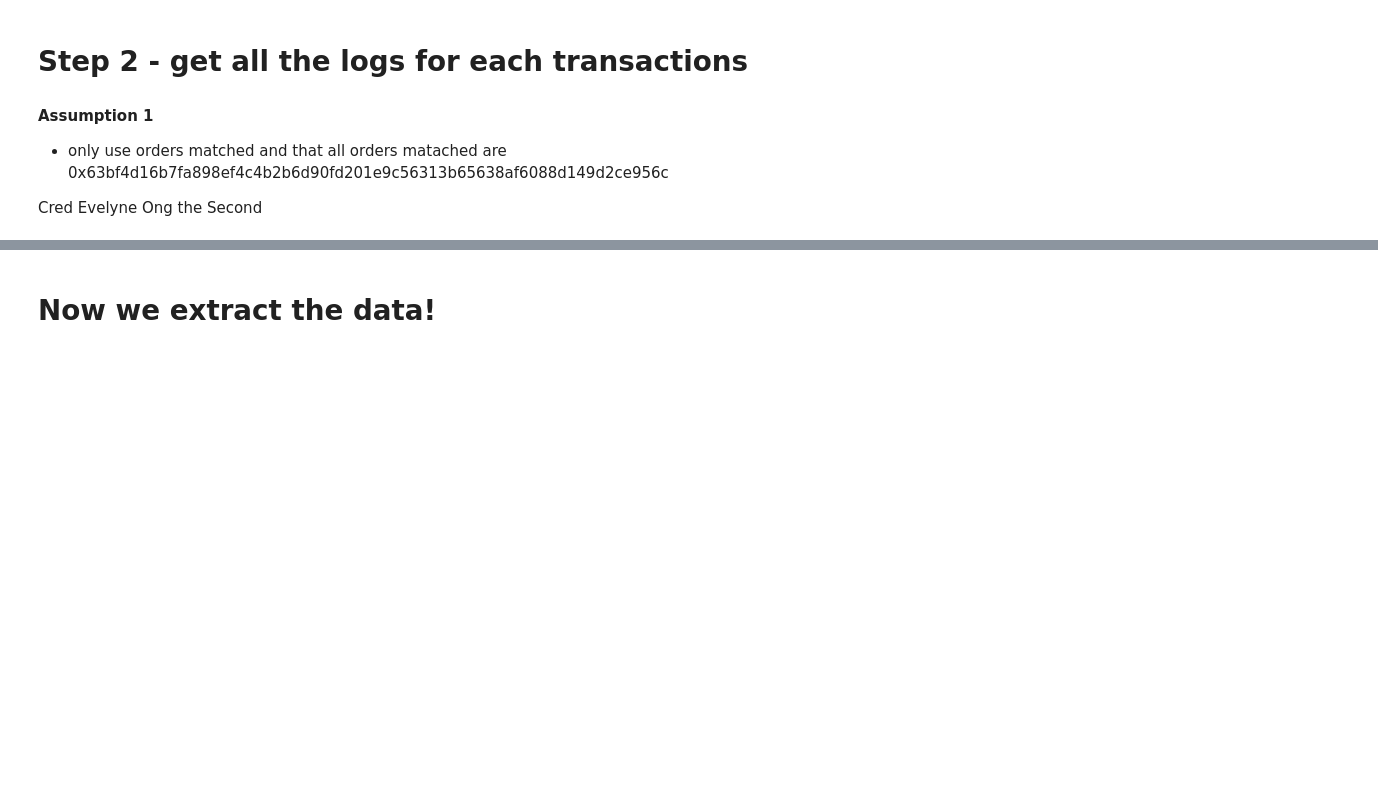
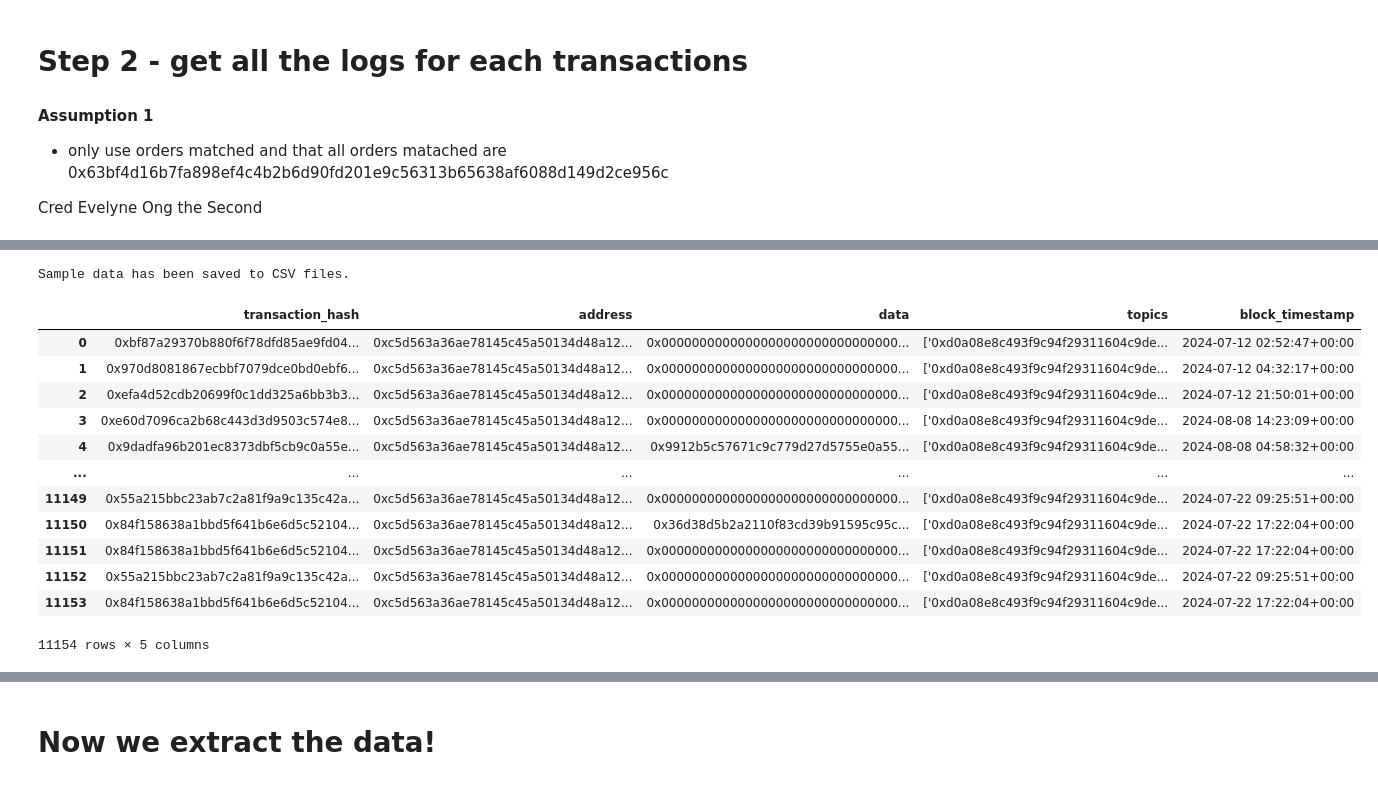
Before and after one commit to jonahk0702/How-Are-Returns-Distributed-in-Prediction-Markets, a Jupyter notebook: main.ipynb, the cells around one changed output, grey strips where cells are left out. Cells and saved outputs as stored; diff of their text form; code cells hidden in the pictures; blank space fills up the shorter version.

```diff
--- a/main.ipynb
+++ b/main.ipynb
@@ -110,0 +166,34 @@ matched_df
+# %%
+## Create a sample!
+
+matched_df = pd.read_csv("matched_orders.csv")
+filled_df = pd.read_csv("filled_orders.csv")
+
+matched_df_sample = matched_df.iloc[0:5000]
+filled_df_sample = filled_df[filled_df["transaction_hash"].isin(matched_df_sample["transaction_hash"].unique())]
+
+matched_df_sample.to_csv("matched_orders_sample.csv", index=False)
+filled_df_sample.to_csv("filled_orders_sample.csv", index=False)
+print("Sample data has been saved to CSV files.")
+# %% [output]
+Sample data has been saved to CSV files.
+# %%
+matched_df = pd.read_csv("matched_orders_sample.csv")
+filled_df = pd.read_csv("filled_orders_sample.csv")
+
+
+filled_df
+# %% [output]
+|  | transaction_hash | address | data | topics | block_timestamp |
+| 0 | 0xbf87a29370b880f6f78dfd85ae9fd04... | 0xc5d563a36ae78145c45a50134d48a12... | 0x0000000000000000000000000000000... | ['0xd0a08e8c493f9c94f29311604c9de... | 2024-07-12 02:52:47+00:00 |
+| 1 | 0x970d8081867ecbbf7079dce0bd0ebf6... | 0xc5d563a36ae78145c45a50134d48a12... | 0x0000000000000000000000000000000... | ['0xd0a08e8c493f9c94f29311604c9de... | 2024-07-12 04:32:17+00:00 |
+| 2 | 0xefa4d52cdb20699f0c1dd325a6bb3b3... | 0xc5d563a36ae78145c45a50134d48a12... | 0x0000000000000000000000000000000... | ['0xd0a08e8c493f9c94f29311604c9de... | 2024-07-12 21:50:01+00:00 |
+| 3 | 0xe60d7096ca2b68c443d3d9503c574e8... | 0xc5d563a36ae78145c45a50134d48a12... | 0x0000000000000000000000000000000... | ['0xd0a08e8c493f9c94f29311604c9de... | 2024-08-08 14:23:09+00:00 |
+| 4 | 0x9dadfa96b201ec8373dbf5cb9c0a55e... | 0xc5d563a36ae78145c45a50134d48a12... | 0x9912b5c57671c9c779d27d5755e0a55... | ['0xd0a08e8c493f9c94f29311604c9de... | 2024-08-08 04:58:32+00:00 |
+| ... | ... | ... | ... | ... | ... |
+| 11149 | 0x55a215bbc23ab7c2a81f9a9c135c42a... | 0xc5d563a36ae78145c45a50134d48a12... | 0x0000000000000000000000000000000... | ['0xd0a08e8c493f9c94f29311604c9de... | 2024-07-22 09:25:51+00:00 |
+| 11150 | 0x84f158638a1bbd5f641b6e6d5c52104... | 0xc5d563a36ae78145c45a50134d48a12... | 0x36d38d5b2a2110f83cd39b91595c95c... | ['0xd0a08e8c493f9c94f29311604c9de... | 2024-07-22 17:22:04+00:00 |
+| 11151 | 0x84f158638a1bbd5f641b6e6d5c52104... | 0xc5d563a36ae78145c45a50134d48a12... | 0x0000000000000000000000000000000... | ['0xd0a08e8c493f9c94f29311604c9de... | 2024-07-22 17:22:04+00:00 |
+| 11152 | 0x55a215bbc23ab7c2a81f9a9c135c42a... | 0xc5d563a36ae78145c45a50134d48a12... | 0x0000000000000000000000000000000... | ['0xd0a08e8c493f9c94f29311604c9de... | 2024-07-22 09:25:51+00:00 |
+| 11153 | 0x84f158638a1bbd5f641b6e6d5c52104... | 0xc5d563a36ae78145c45a50134d48a12... | 0x0000000000000000000000000000000... | ['0xd0a08e8c493f9c94f29311604c9de... | 2024-07-22 17:22:04+00:00 |
+11154 rows × 5 columns
```
Also changed, not shown: parts of 22 cells of this notebook, 7 other files.
